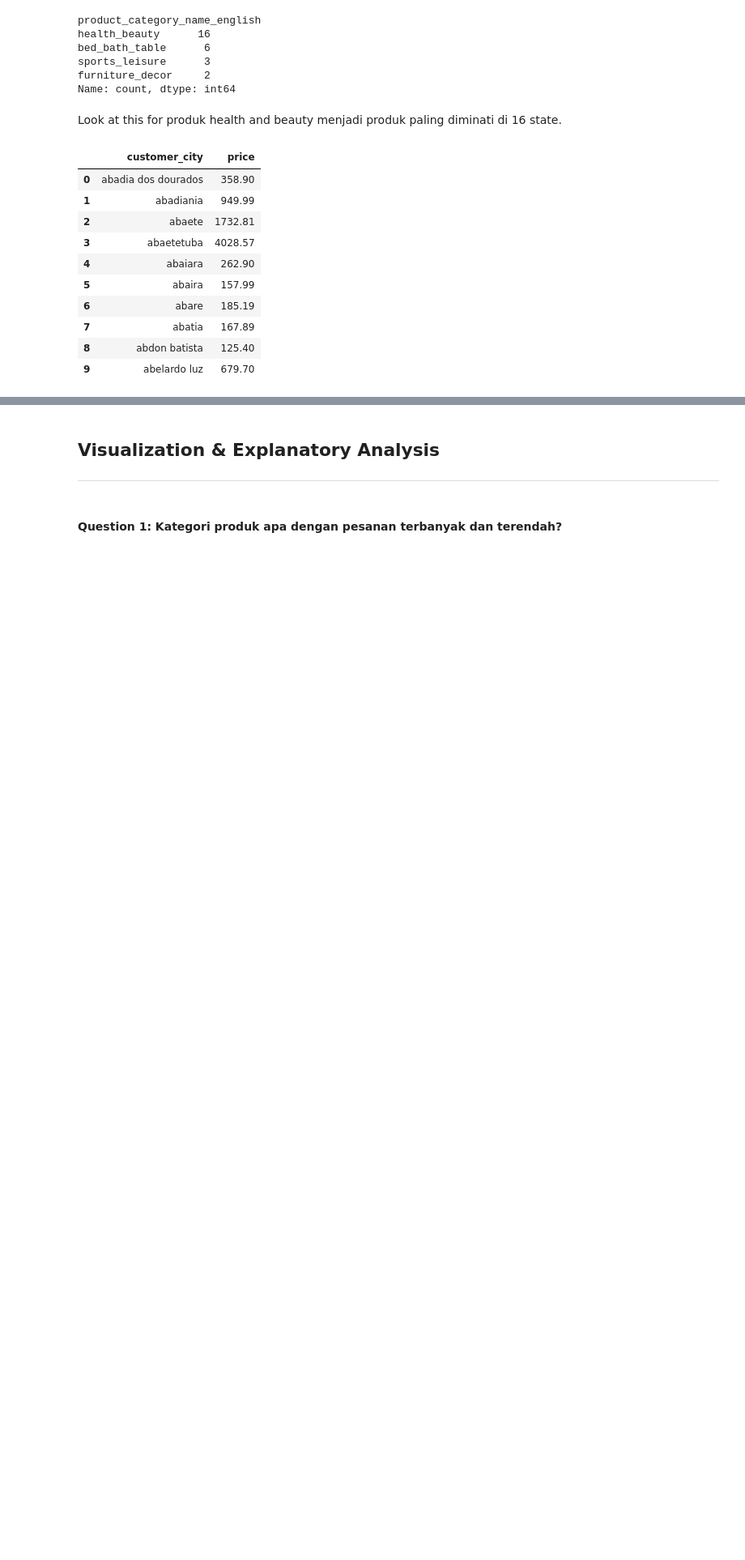
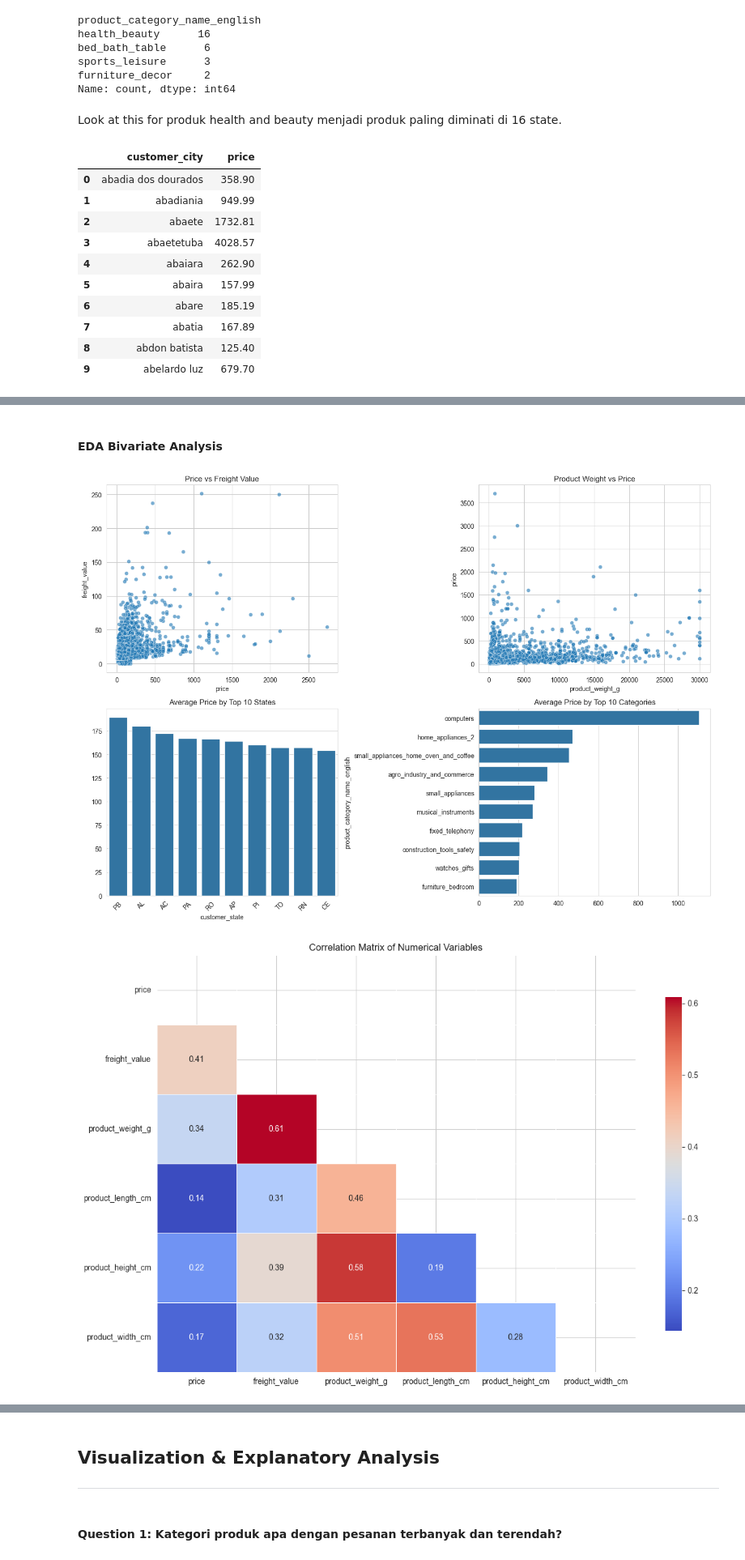
Before and after one commit to royanrosyad85/E-commerce-Data-Geospatial_Analysis, a Jupyter notebook: notebook.ipynb, the cells around one changed output, grey strips where cells are left out. Shown at 81% size. Drawn from its saved outputs; the diff is of its cells as text; code cells hidden in the pictures; blank space fills up the shorter version.

```diff
--- a/notebook.ipynb
+++ b/notebook.ipynb
@@ -914,0 +1007,46 @@ city_payment_sum.head(10)
+# %% [markdown]
+#### EDA Bivariate Analysis
+# %%
+# EDA Bivariate Analysis
+plt.figure(figsize=(14, 10))
+
+# Price vs Freight Value
+plt.subplot(2, 2, 1)
+sns.scatterplot(x='price', y='freight_value', data=all_data.sample(5000), alpha=0.6)
+plt.title('Price vs Freight Value')
+
+# Price vs Product Weight
+plt.subplot(2, 2, 2)
+sns.scatterplot(x='product_weight_g', y='price', data=all_data.sample(5000), alpha=0.6)
+plt.title('Product Weight vs Price')
+
+# Average Price by Customer State
+plt.subplot(2, 2, 3)
+state_price = all_data.groupby('customer_state')['price'].mean().sort_values(ascending=False).head(10)
+sns.barplot(x=state_price.index, y=state_price.values)
+plt.title('Average Price by Top 10 States')
+plt.xticks(rotation=45)
+
+# Average Price by Product Category
+plt.subplot(2, 2, 4)
+category_price = all_data.groupby('product_category_name_english')['price'].mean().sort_values(ascending=False).head(10)
+sns.barplot(x=category_price.values, y=category_price.index)
+plt.title('Average Price by Top 10 Categories')
+
+plt.tight_layout()
+plt.show()
+
+# Correlation Heatmap for Numerical Variables
+plt.figure(figsize=(12, 8))
+numerical_df = all_data[['price', 'freight_value', 'product_weight_g',
+                      'product_length_cm', 'product_height_cm', 'product_width_cm']].copy()
+corr = numerical_df.corr()
+mask = np.triu(np.ones_like(corr, dtype=bool))
+sns.heatmap(corr, mask=mask, annot=True, fmt='.2f', cmap='coolwarm',
+            linewidths=0.5, cbar_kws={"shrink": .8})
+plt.title('Correlation Matrix of Numerical Variables')
+plt.tight_layout()
+plt.show()
+# %% [output]
+[figure, added]
+[figure, added]
```
Also changed, not shown: parts of 7 cells of this notebook.
